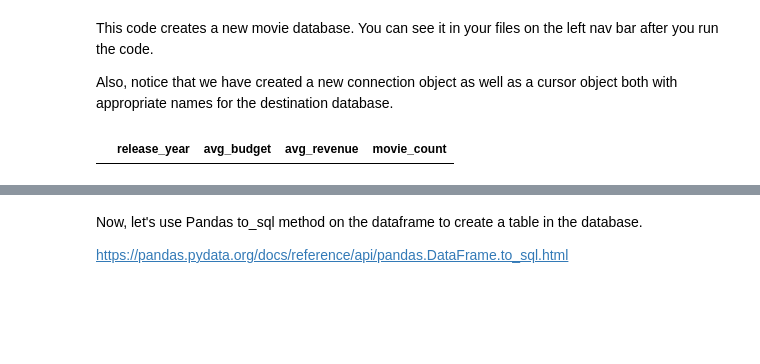
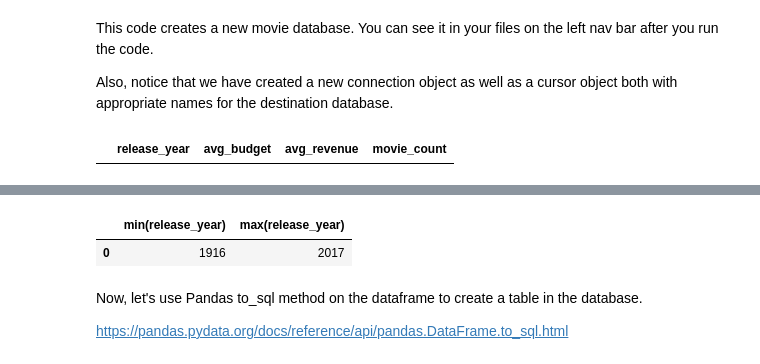
Before and after one commit to matthewpecsok/data_engineering, a Jupyter notebook: tutorials/de_tutorial_2.ipynb, the cells around one changed output, grey strips where cells are left out. Drawn from its saved outputs; the diff is of its cells as text; code cells hidden in the pictures; blank space fills up the shorter version.

```diff
--- a/tutorials/de_tutorial_2.ipynb
+++ b/tutorials/de_tutorial_2.ipynb
@@ -258,3 +298,8 @@ migrated_movie_years # [] means no migrated years
+# %%
+pd.read_sql_query('select min(release_year),max(release_year) from yearly_aggregates',con_movie_destination)
+# %% [output]
+|  | min(release_year) | max(release_year) |
+| 0 | 1916 | 2017 |
 # %% [markdown]
 Now, let's use Pandas to_sql method on the dataframe to create a table in the database.
 
```
Also changed, not shown: parts of 8 cells of this notebook.
